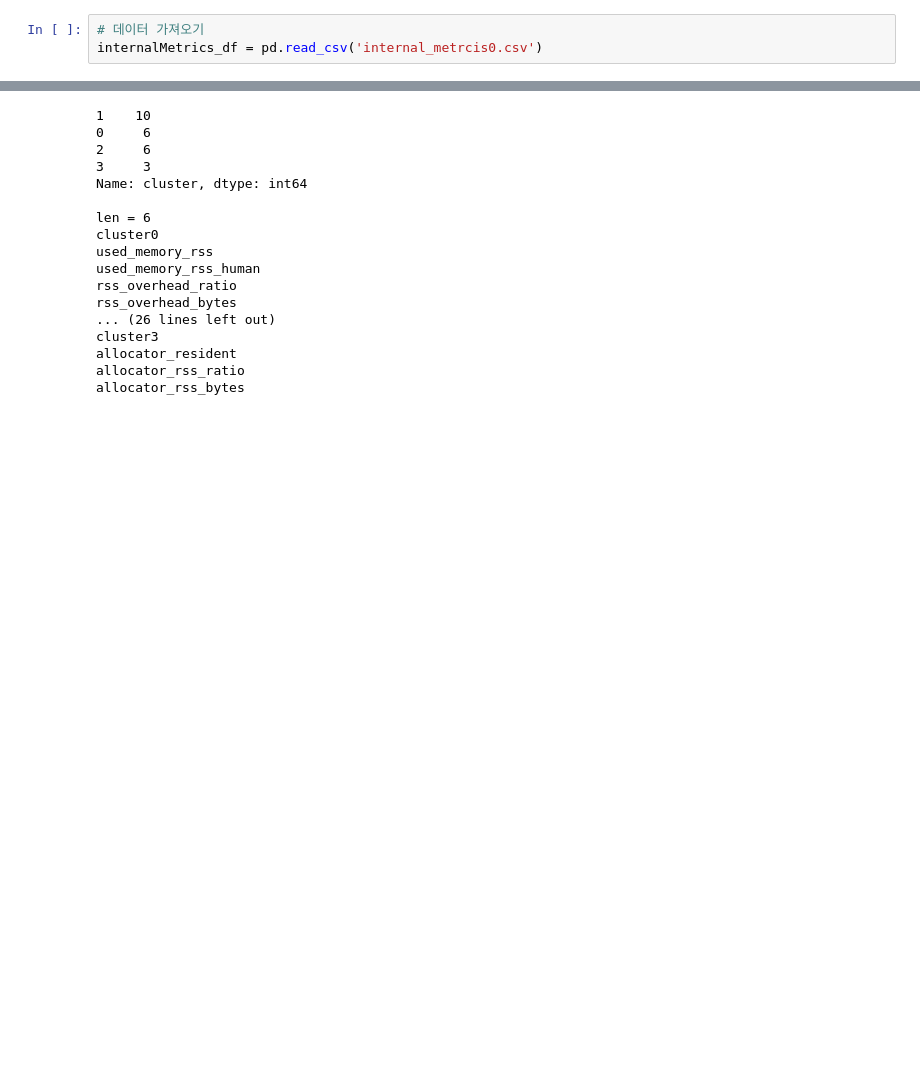
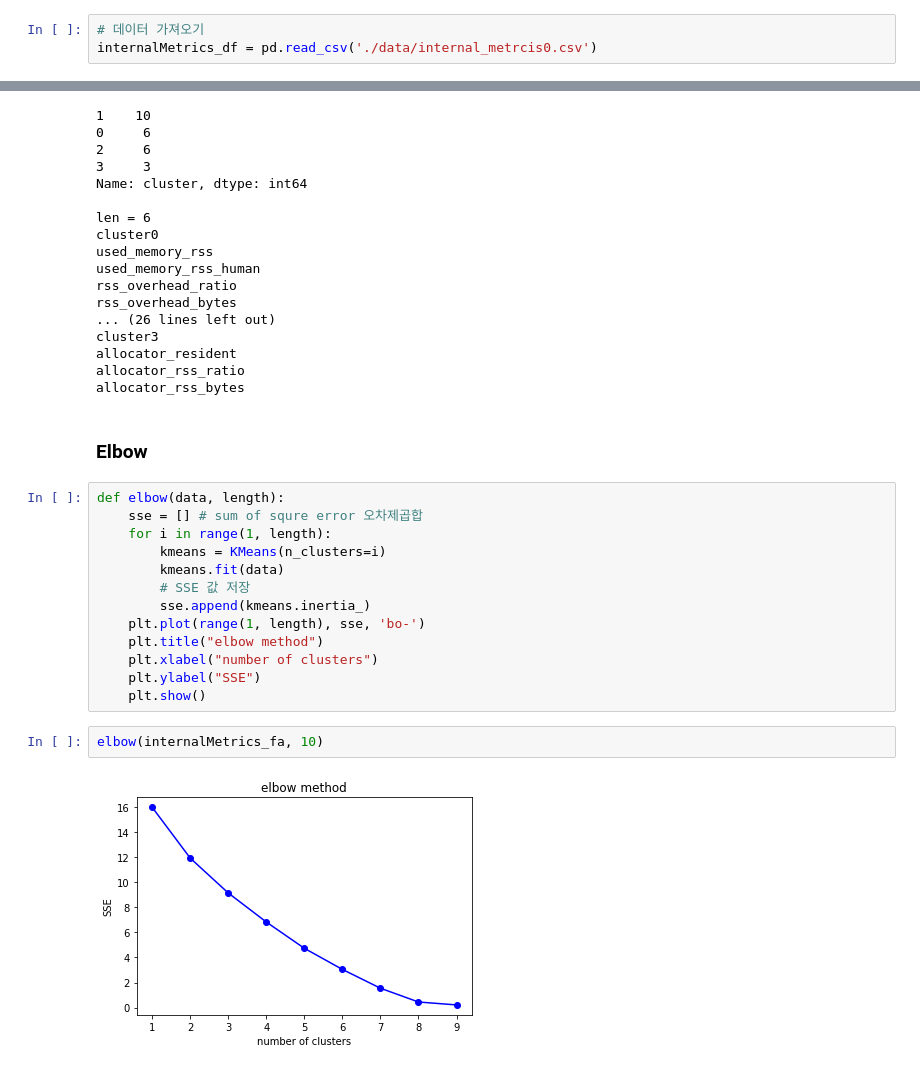
Before and after one commit to addb-swstarlab/Redis-Parameter-Grouping-BO, a Jupyter notebook: fa_v1.ipynb, the cells around one changed output, grey strips where cells are left out. Drawn from its saved outputs; the diff is of its cells as text; blank space fills up the shorter version.

```diff
--- a/fa_v1.ipynb
+++ b/fa_v1.ipynb
@@ -13,7 +13,7 @@ import matplotlib.pyplot as plt
 import seaborn as sns
 # %%
 # 데이터 가져오기
-internalMetrics_df = pd.read_csv('internal_metrcis0.csv')
+internalMetrics_df = pd.read_csv('./data/internal_metrcis0.csv')
 # %%
 # 확인
 internalMetrics_df.head()
@@ -438,3 +421,22 @@ cluster3
 allocator_resident
 allocator_rss_ratio
 allocator_rss_bytes
+# %% [markdown]
+### Elbow
+# %%
+def elbow(data, length):
+    sse = [] # sum of squre error 오차제곱합
+    for i in range(1, length):
+        kmeans = KMeans(n_clusters=i)
+        kmeans.fit(data)
+        # SSE 값 저장
+        sse.append(kmeans.inertia_)
+    plt.plot(range(1, length), sse, 'bo-')
+    plt.title("elbow method")
+    plt.xlabel("number of clusters")
+    plt.ylabel("SSE")
+    plt.show()
+# %%
+elbow(internalMetrics_fa, 10)
+# %% [output]
+[figure, added]
```
Also changed, not shown: parts of 4 cells of this notebook, 22 other files.
